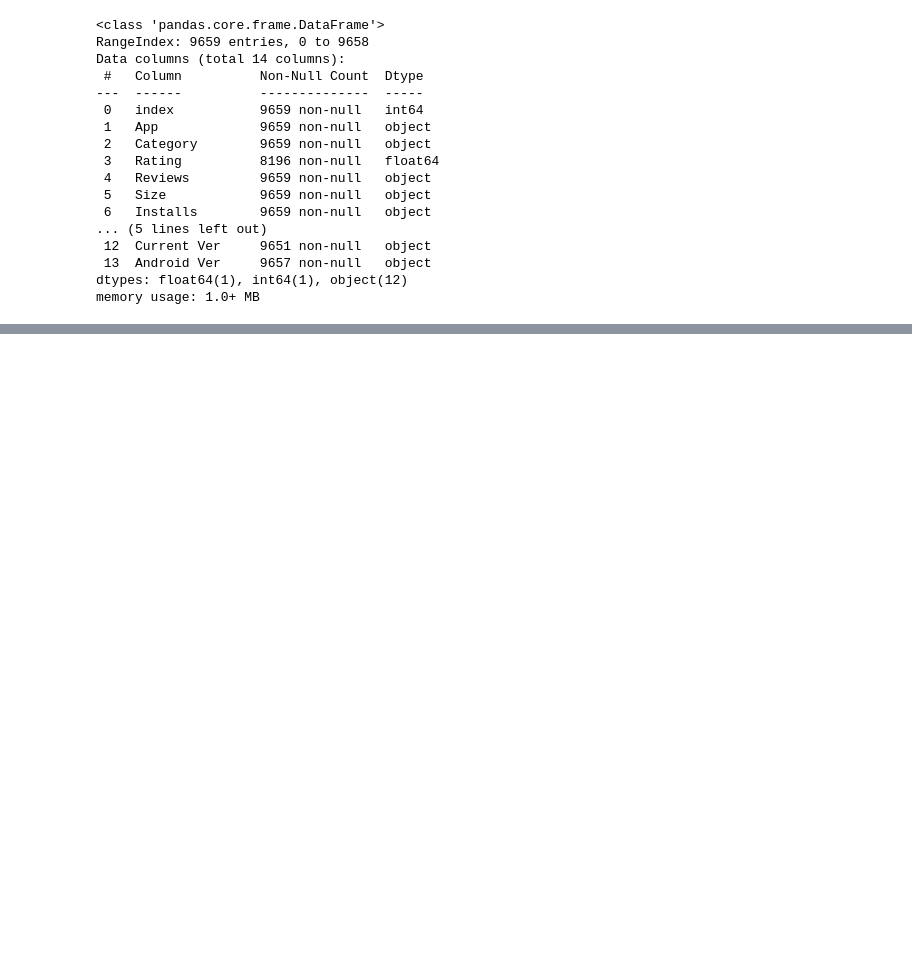
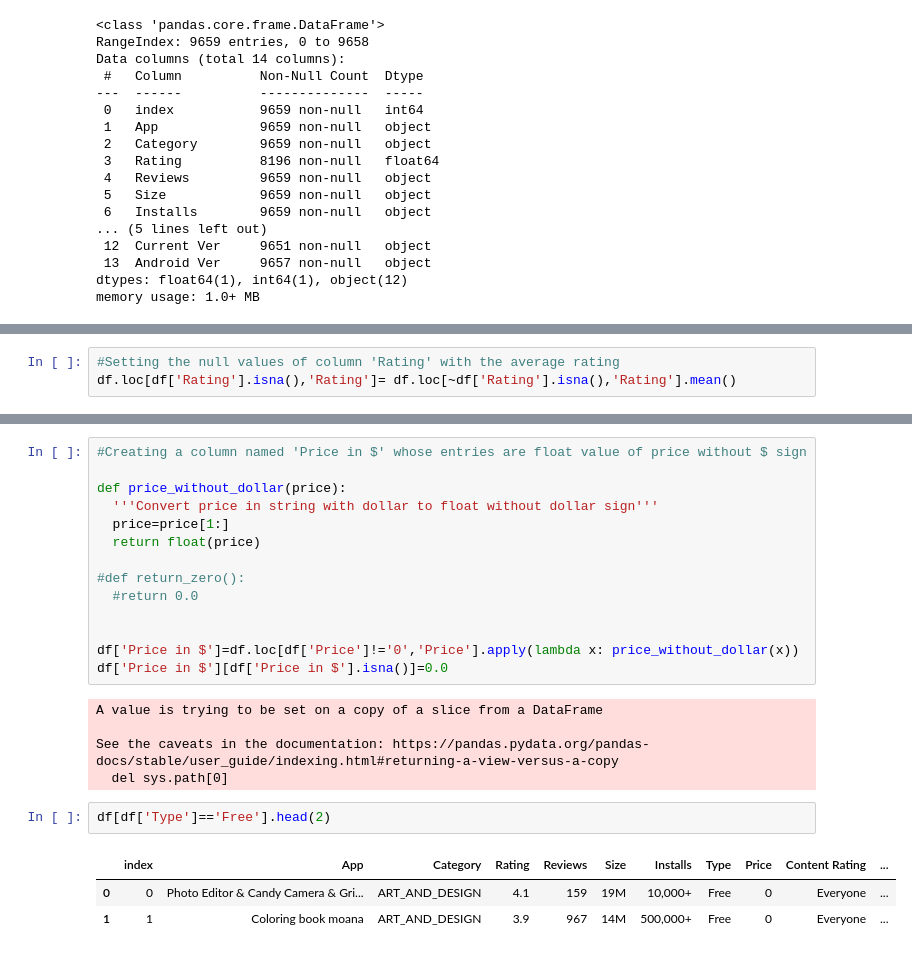
Before and after one commit to asadalam1/play_store_app_analysis, a Jupyter notebook: Play_Store_App_Review_Analysis_Capstone_Project.ipynb, the cells around one changed output, grey strips where cells are left out. Drawn from its saved outputs; the diff is of its cells as text; blank space fills up the shorter version.

```diff
--- a/Play_Store_App_Review_Analysis_Capstone_Project.ipynb
+++ b/Play_Store_App_Review_Analysis_Capstone_Project.ipynb
@@ -207,0 +247,3 @@ memory usage: 1.0+ MB
+# %%
+#Setting the null values of column 'Rating' with the average rating
+df.loc[df['Rating'].isna(),'Rating']= df.loc[~df['Rating'].isna(),'Rating'].mean()
@@ -207,0 +270,25 @@ memory usage: 1.0+ MB
+# %%
+#Creating a column named 'Price in $' whose entries are float value of price without $ sign
+
+def price_without_dollar(price):
+  '''Convert price in string with dollar to float without dollar sign'''
+  price=price[1:]
+  return float(price)
+
+#def return_zero():
+  #return 0.0
+
+
+df['Price in $']=df.loc[df['Price']!='0','Price'].apply(lambda x: price_without_dollar(x))
+df['Price in $'][df['Price in $'].isna()]=0.0
+# %% [output]
+A value is trying to be set on a copy of a slice from a DataFrame
+
+See the caveats in the documentation: https://pandas.pydata.org/pandas-docs/stable/user_guide/indexing.html#returning-a-view-versus-a-copy
+  del sys.path[0]
+# %%
+df[df['Type']=='Free'].head(2)
+# %% [output]
+|  | index | App | Category | Rating | Reviews | Size | Installs | Type | Price | Content Rating | ... |
+| 0 | 0 | Photo Editor & Candy Camera & Gri... | ART_AND_DESIGN | 4.1 | 159 | 19M | 10,000+ | Free | 0 | Everyone | ... |
+| 1 | 1 | Coloring book moana | ART_AND_DESIGN | 3.9 | 967 | 14M | 500,000+ | Free | 0 | Everyone | ... |
```
Also changed, not shown: parts of 10 cells of this notebook.
